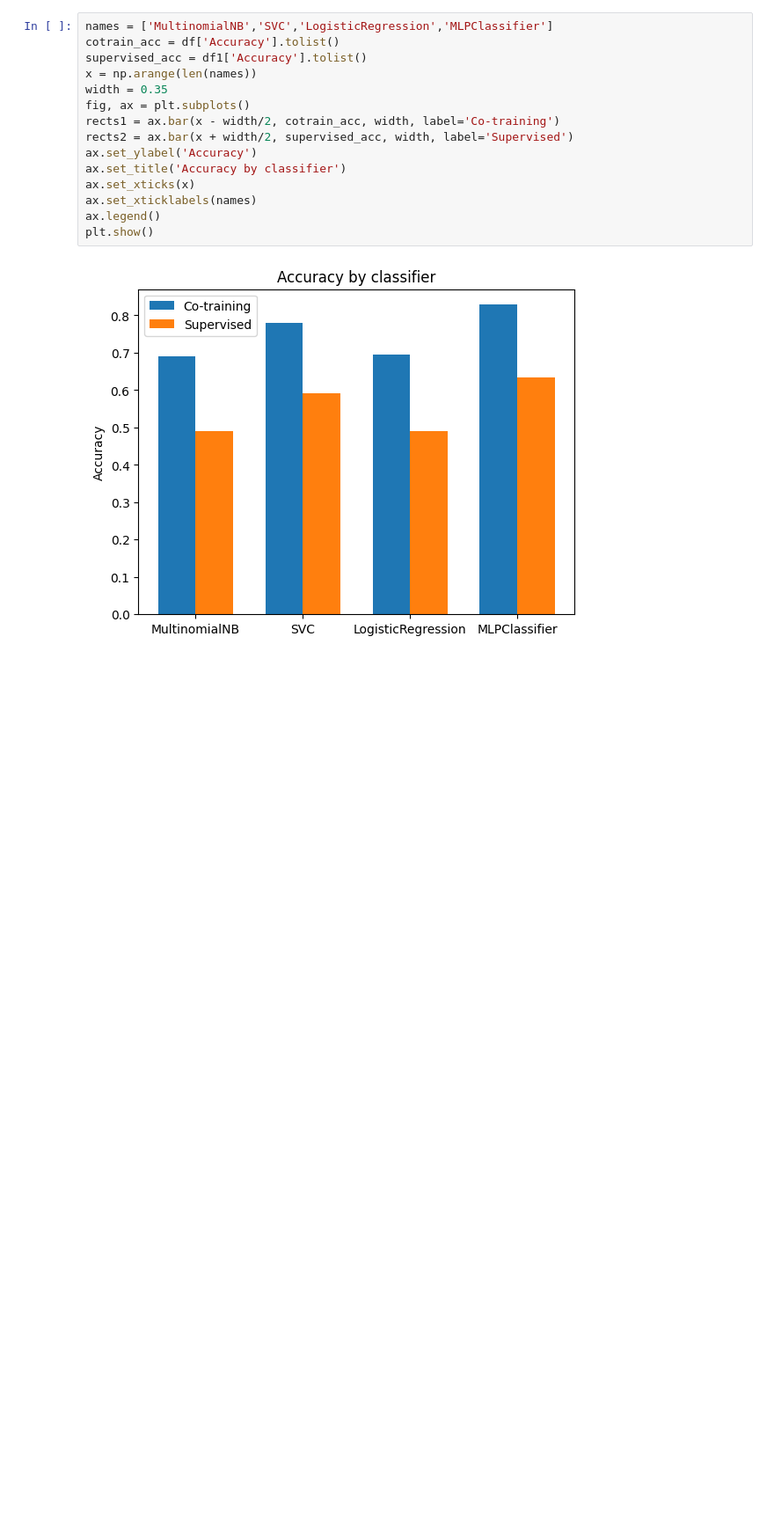
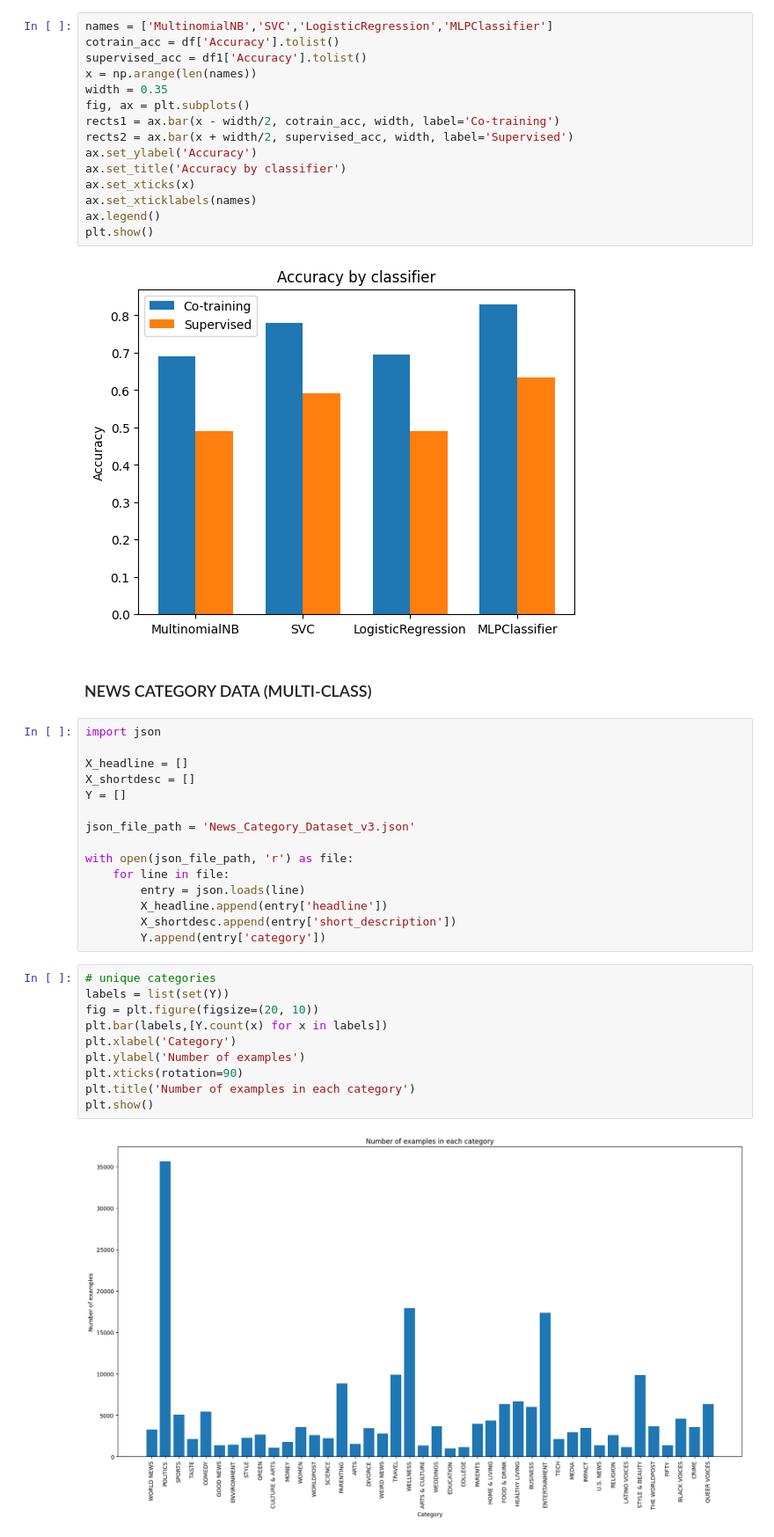
Before and after one commit to Shravya1234567/Combining_Labeled_and_Unlabeled_Data_with_Co-Training, a Jupyter notebook: project.ipynb, the cells around one changed output. Shown at 88% size. Saved outputs shown, nothing was run; the diff lists cells and outputs as text; blank space fills up the shorter version.

Commit message:
Added News category dataset

```diff
--- a/project.ipynb
+++ b/project.ipynb
@@ -635,3 +634,32 @@ ax.legend()
 plt.show()
 # %% [output]
 [figure]
+# %% [markdown]
+### NEWS CATEGORY DATA (MULTI-CLASS)
+# %%
+import json
+
+X_headline = []
+X_shortdesc = []
+Y = []
+
+json_file_path = 'News_Category_Dataset_v3.json'
+
+with open(json_file_path, 'r') as file:
+    for line in file:
+        entry = json.loads(line)
+        X_headline.append(entry['headline'])
+        X_shortdesc.append(entry['short_description'])
+        Y.append(entry['category'])
+# %%
+# unique categories
+labels = list(set(Y))
+fig = plt.figure(figsize=(20, 10))
+plt.bar(labels,[Y.count(x) for x in labels])
+plt.xlabel('Category')
+plt.ylabel('Number of examples')
+plt.xticks(rotation=90)
+plt.title('Number of examples in each category')
+plt.show()
+# %% [output]
+[figure, added]
```
Also changed, not shown: parts of 18 cells of this notebook.
